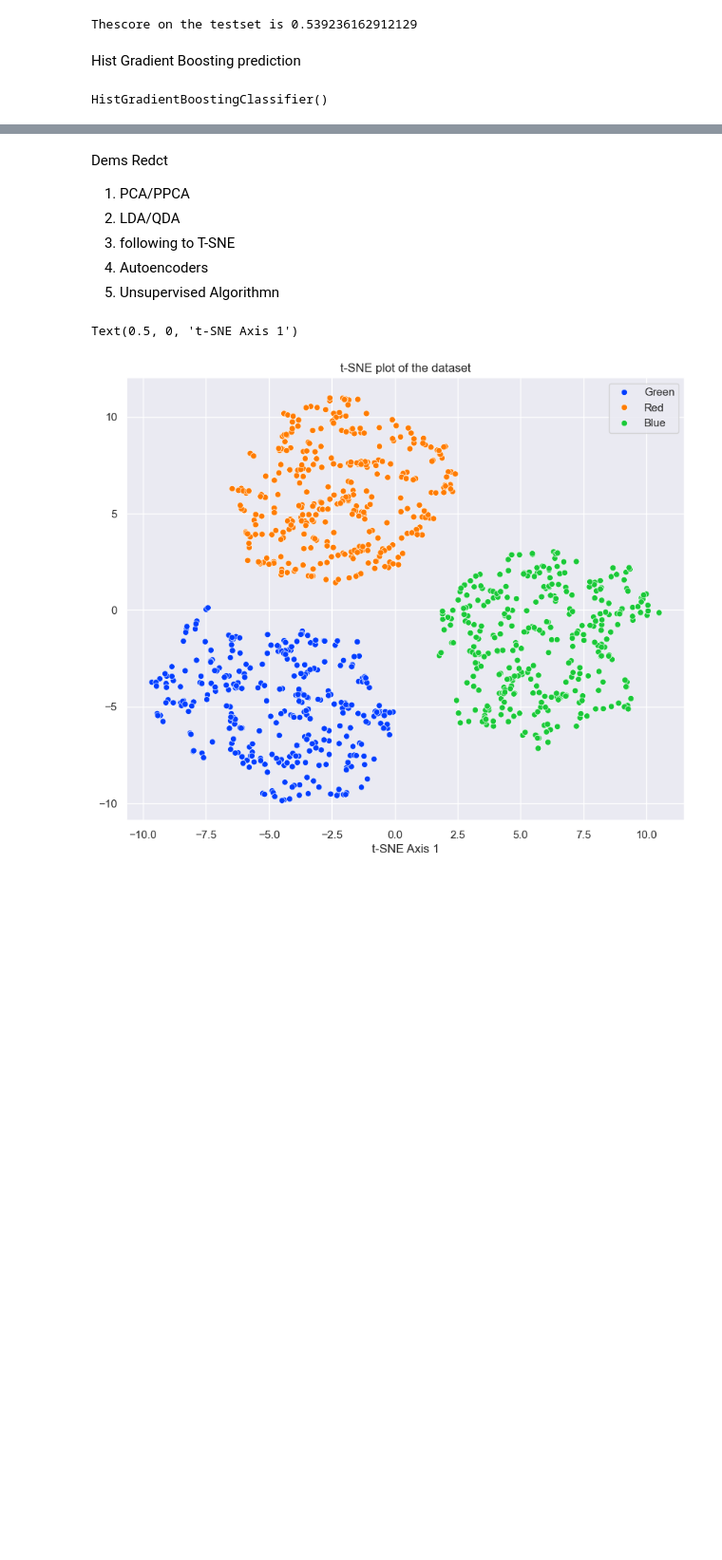
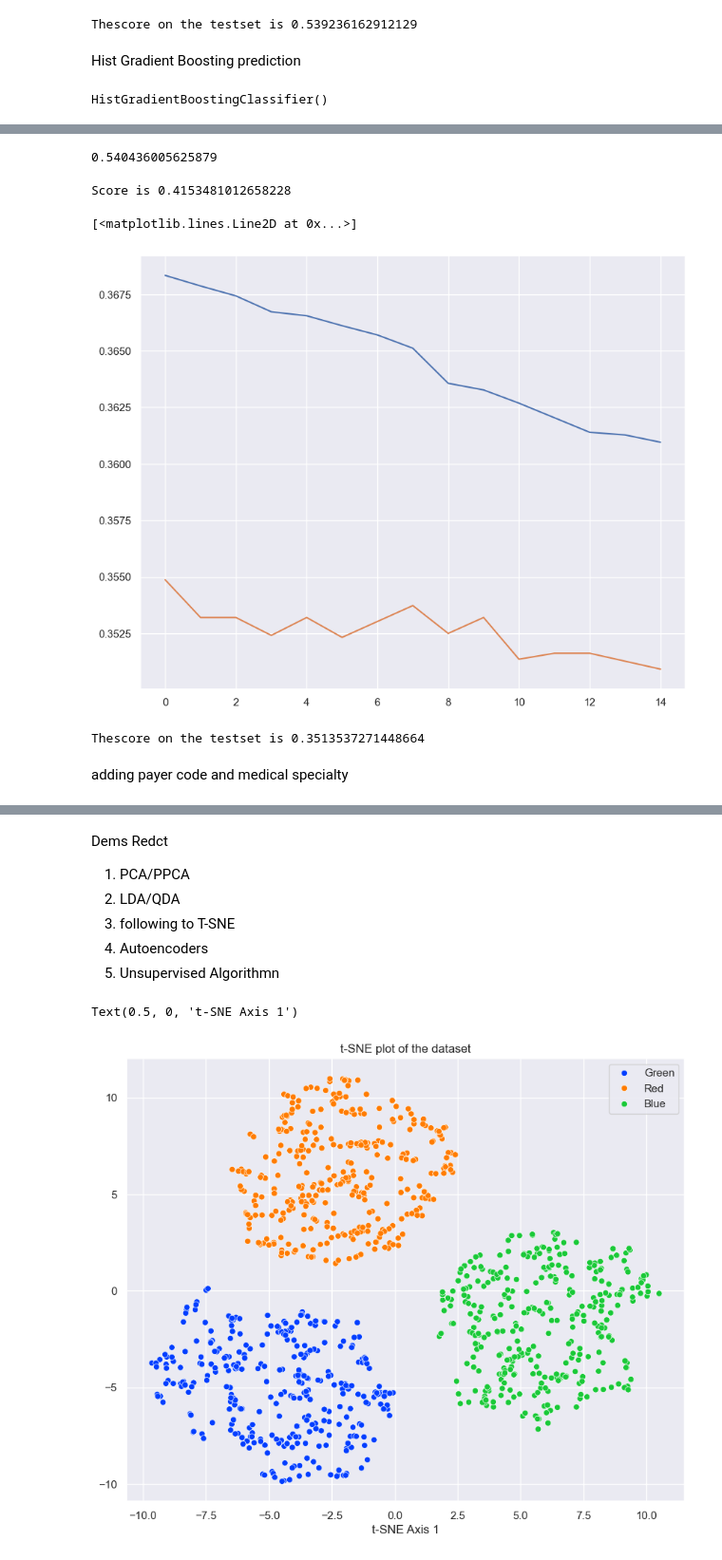
Before and after one commit to smgjch/BENG0019-group-E, a Jupyter notebook: diabets_prediction.ipynb, the cells around one changed output, grey strips where cells are left out. Shown: that part at 95% size. Drawn from its saved outputs; the diff is of its cells as text; code cells hidden in the pictures; blank space fills up the shorter version.

```diff
--- a/diabets_prediction.ipynb
+++ b/diabets_prediction.ipynb
@@ -497,0 +570,57 @@ Score is 0.5527375801879756
+# %%
+medical_specialty_mask = (df_encoded["medical_specialty"] != 0)
+df_notnans = df_encoded[medical_specialty_mask]
+
+index = df_notnans.index[df_notnans['medical_specialty'].duplicated(keep=False)]
+df_notnans = df_notnans.loc[index]
+
+
+X_train, X_test, y_train, y_test = train_test_split(df_notnans[other_cols], df_notnans[medical_specialty_cols].astype(int),
+                                                    train_size=0.75,
+                                                    random_state=1)
+index = y_train.index[y_train.duplicated(keep=False)]
+X_train = X_train.loc[index]
+y_train = y_train.loc[index]
+# %%
+rf1 =(RandomForestClassifier(max_depth=100,n_estimators = 400,min_samples_leaf=1,min_samples_split=10))
+rf1.fit(X_train, y_train.values.ravel())
+print(rf1.score(X_test,y_test))
+# %% [output]
+0.540436005625879
+# %%
+HGB_classifier = HistGradientBoostingClassifier(max_iter=100)
+HGB_classifier.fit(X_train,y_train)
+score = HGB_classifier.score(X_test, y_test.values.ravel())
+
+print(f"Score is {score}")
+# %% [output]
+Score is 0.4153481012658228
+# %%
+train_score = []
+test_score = []
+
+for i in range(60,90,2):
+
+    knn = KNeighborsClassifier(i)
+    knn.fit(X_train,y_train.values.ravel())
+
+    train_score.append(knn.score(X_train,y_train.values.ravel()))
+    test_score.append(knn.score(X_test,y_test.values.ravel()))
+# %%
+plt.plot(train_score)
+plt.plot(test_score)
+# %% [output]
+[<matplotlib.lines.Line2D at 0x...>]
+[figure, added]
+# %%
+knn2 =(KNeighborsClassifier(n_neighbors= 80))
+# # Fit on the train data
+knn2.fit(X_train, y_train.values.ravel())
+
+# # Check the prediction score
+score = knn2.score(X_test, y_test.values.ravel())
+print(f"Thescore on the testset is {score}")
+# %% [output]
+Thescore on the testset is 0.3513537271448664
+# %% [markdown]
+adding payer code and medical specialty
```
Also changed, not shown: parts of 32 cells of this notebook.
